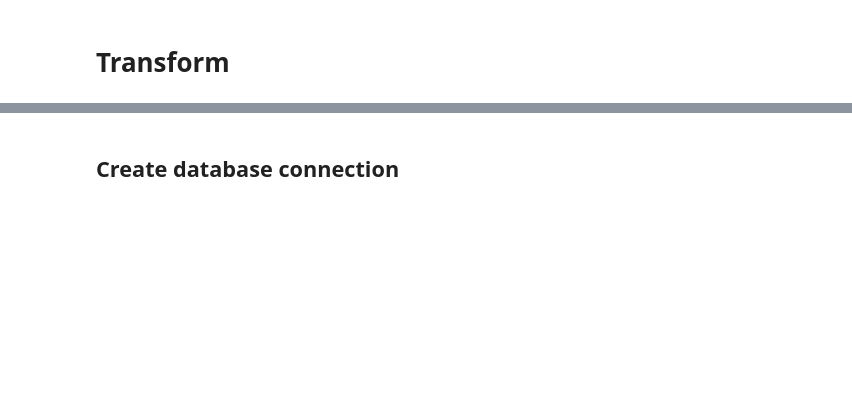
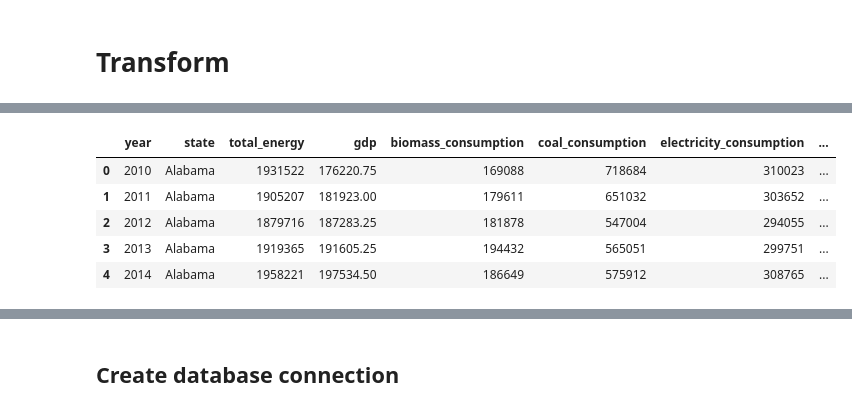
Before and after one commit to ericjbutton/us-energy-data, a Jupyter notebook: Project 3.ipynb, the cells around one changed output, grey strips where cells are left out. Drawn from its saved outputs; the diff is of its cells as text; code cells hidden in the pictures; blank space fills up the shorter version.

```diff
--- a/Project 3.ipynb
+++ b/Project 3.ipynb
@@ -139,4 +181,11 @@ final_df = pd.merge(energy_cleaned_df, state_coordinates_df, how = 'left')
 # %%
-final_df
+final_df.head()
+# %% [output]
+|  | year | state | total_energy | gdp | biomass_consumption | coal_consumption | electricity_consumption | ... |
+| 0 | 2010 | Alabama | 1931522 | 176220.75 | 169088 | 718684 | 310023 | ... |
+| 1 | 2011 | Alabama | 1905207 | 181923.00 | 179611 | 651032 | 303652 | ... |
+| 2 | 2012 | Alabama | 1879716 | 187283.25 | 181878 | 547004 | 294055 | ... |
+| 3 | 2013 | Alabama | 1919365 | 191605.25 | 194432 | 565051 | 299751 | ... |
+| 4 | 2014 | Alabama | 1958221 | 197534.50 | 186649 | 575912 | 308765 | ... |
 # %%
 final_df.columns
```
Also changed, not shown: parts of 9 cells of this notebook, 5 other files.
